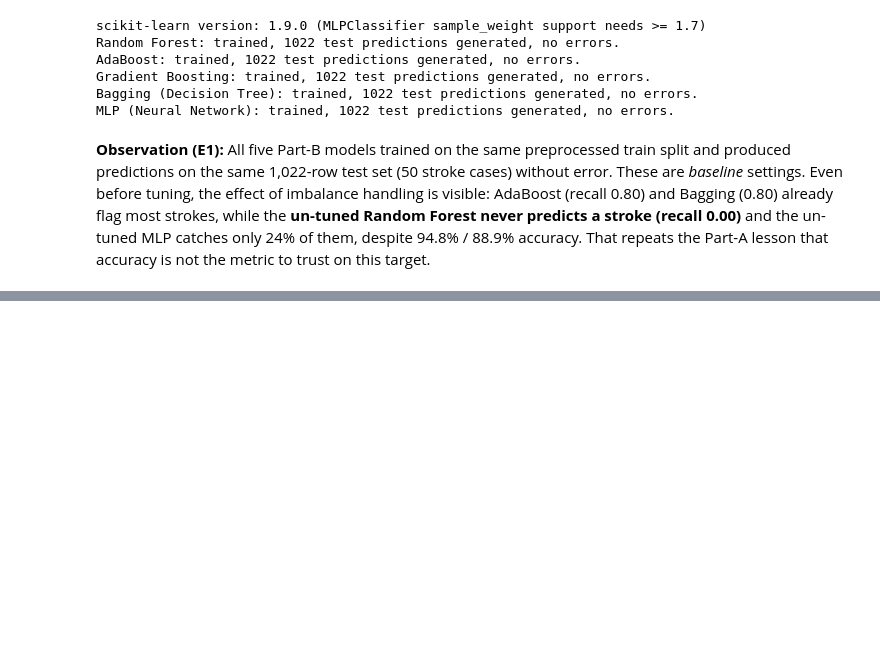
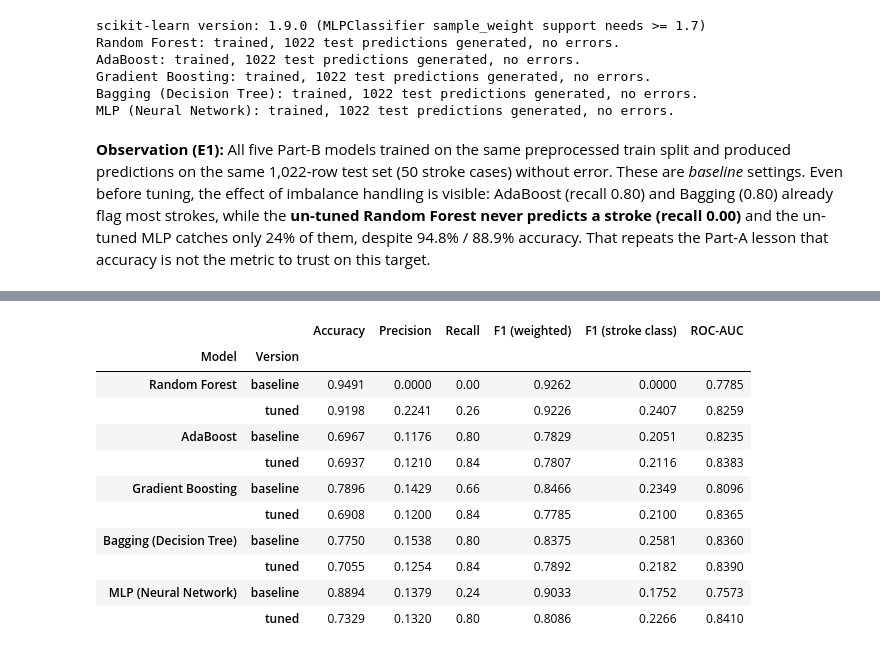
Before and after one commit to Isvarr/capstone_ml, a Jupyter notebook: classification_stroke_partA.ipynb, the cells around one changed output, grey strips where cells are left out. Cells and saved outputs as stored; diff of their text form; code cells hidden in the pictures; blank space fills up the shorter version.

```diff
--- a/classification_stroke_partA.ipynb
+++ b/classification_stroke_partA.ipynb
@@ -611,0 +647,31 @@ MLP (Neural Network): trained, 1022 test predictions generated, no errors.
+# %%
+# Baseline vs tuned (held-out test set) for every Part-B algorithm
+def metric_row(y_true, y_pred, y_proba):
+    return {'Accuracy': accuracy_score(y_true, y_pred),
+            'Precision': precision_score(y_true, y_pred, zero_division=0),
+            'Recall': recall_score(y_true, y_pred),
+            'F1 (weighted)': f1_score(y_true, y_pred, average='weighted'),
+            'F1 (stroke class)': f1_score(y_true, y_pred),
+            'ROC-AUC': roc_auc_score(y_true, y_proba)}
+
+rows = []
+for name in partB_baselines:
+    for tag, pred, proba in [('baseline', base_pred, base_proba), ('tuned', tuned_pred, tuned_proba)]:
+        r = {'Model': name, 'Version': tag}
+        r.update(metric_row(y_test, pred[name], proba[name]))
+        rows.append(r)
+tuning_df = pd.DataFrame(rows).set_index(['Model', 'Version']).round(4)
+tuning_df
+# %% [output]
+|  |  | Accuracy | Precision | Recall | F1 (weighted) | F1 (stroke class) | ROC-AUC |
+| Model | Version |  |  |  |  |  |  |
+| Random Forest | baseline | 0.9491 | 0.0000 | 0.00 | 0.9262 | 0.0000 | 0.7785 |
+|  | tuned | 0.9198 | 0.2241 | 0.26 | 0.9226 | 0.2407 | 0.8259 |
+| AdaBoost | baseline | 0.6967 | 0.1176 | 0.80 | 0.7829 | 0.2051 | 0.8235 |
+|  | tuned | 0.6937 | 0.1210 | 0.84 | 0.7807 | 0.2116 | 0.8383 |
+| Gradient Boosting | baseline | 0.7896 | 0.1429 | 0.66 | 0.8466 | 0.2349 | 0.8096 |
+|  | tuned | 0.6908 | 0.1200 | 0.84 | 0.7785 | 0.2100 | 0.8365 |
+| Bagging (Decision Tree) | baseline | 0.7750 | 0.1538 | 0.80 | 0.8375 | 0.2581 | 0.8360 |
+|  | tuned | 0.7055 | 0.1254 | 0.84 | 0.7892 | 0.2182 | 0.8390 |
+| MLP (Neural Network) | baseline | 0.8894 | 0.1379 | 0.24 | 0.9033 | 0.1752 | 0.7573 |
+|  | tuned | 0.7329 | 0.1320 | 0.80 | 0.8086 | 0.2266 | 0.8410 |
```
Also changed, not shown: parts of 9 cells of this notebook.
